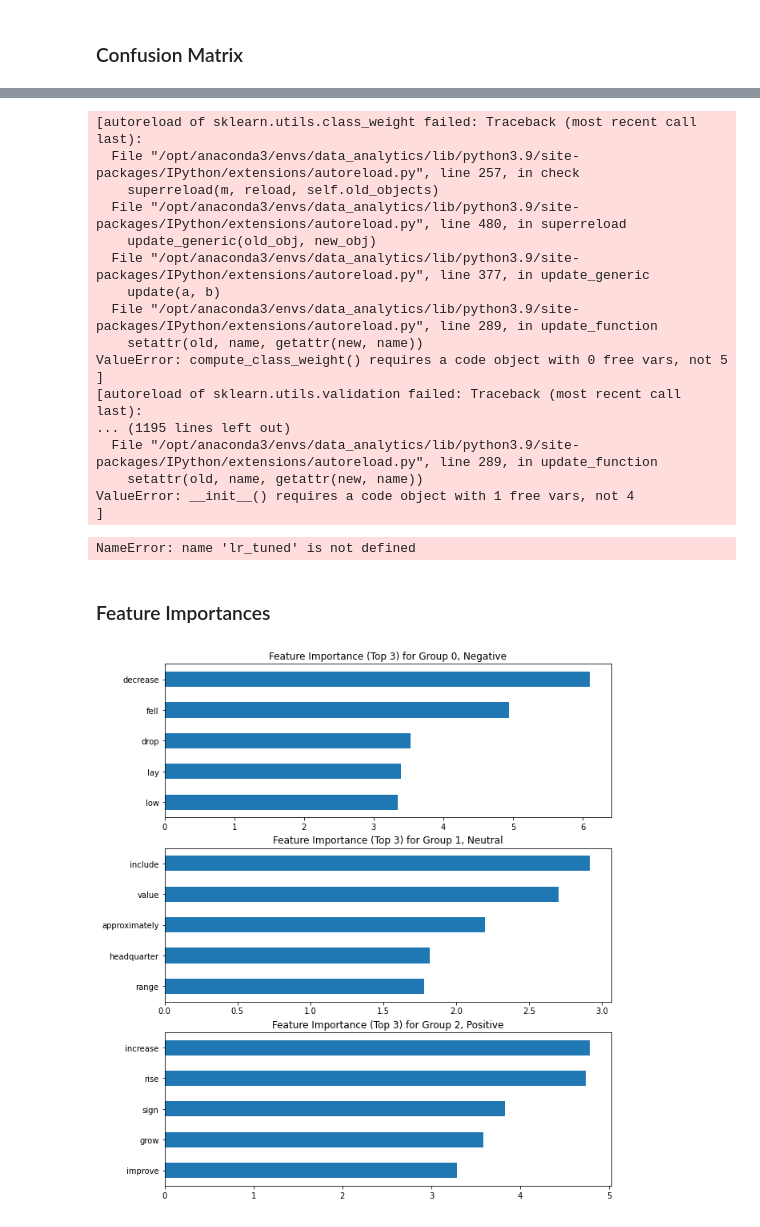
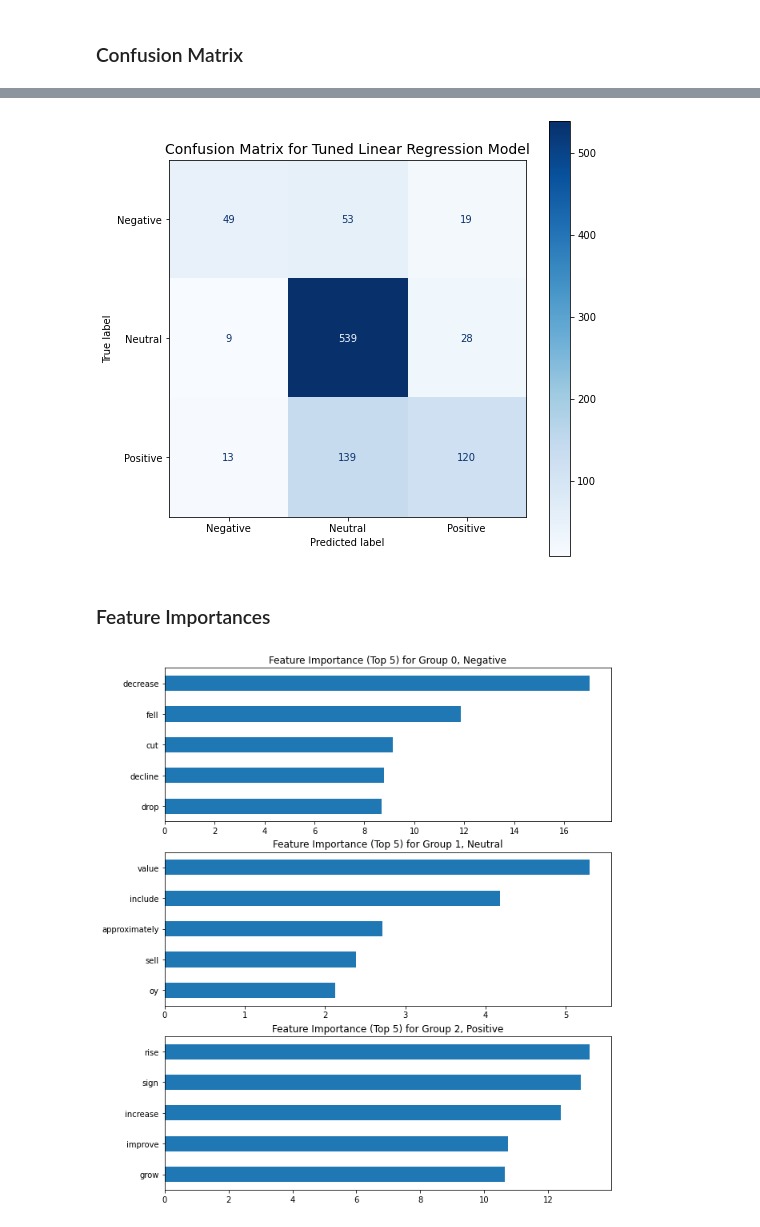
Before and after one commit to j4mes12/ITDA_Coursework, a Jupyter notebook: Task 1/Task 1.ipynb, the cells around one changed output, grey strips where cells are left out. Cells and saved outputs as stored; diff of their text form; code cells hidden in the pictures.

```diff
--- a/Task 1/Task 1.ipynb
+++ b/Task 1/Task 1.ipynb
@@ -232,6 +204,14 @@ def create_lexicon_feature(data, cvec):
 
     return np.concatenate((lex_pos, lex_neg), axis = 1)
 
+def generate_data_columns(cvec: CountVectorizer):
+
+    opt = cvec.get_feature_names()
+    opt.append('negative_lexicon')
+    opt.append('positive_lexicon')
+
+    return opt
+
 
 def create_modelling_feature(train, test, val):
 
@@ -255,9 +235,11 @@ def create_modelling_feature(train, test, val):
     X_test = hstack((tfidf_test, lex_test))
     X_val = hstack((tfidf_val, lex_val))
 
+    Xcols = generate_data_columns(cvec)
+
     print(X_train.shape, X_test.shape, X_val.shape)
 
-    return X_train, X_test, X_val
+    return X_train, X_test, X_val, Xcols
 # %%
 # Clean train, test and validation sentences using the vectorized text_processor
 clean_train_sentences = vect_text_preprocess(train_sentences)
@@ -265,7 +247,7 @@ clean_test_sentences = vect_text_preprocess(test_sentences)
 clean_val_sentences = vect_text_preprocess(val_sentences)
 
 # Create
-X_train, X_test, X_val = create_modelling_feature(
+X_train, X_test, X_val, Xcols = create_modelling_feature(
     clean_train_sentences,
     clean_test_sentences,
     clean_val_sentences
@@ -375,13 +363,13 @@ lr_tuned = oscv.best_estimator_
 # %% [markdown]
 #### Overall Evaluation
+# %%
+best_model = joblib.load('xgb_model.pkl')
 # %%
-model = lr_tuned
-
 # Calculate model metrics for each dataset
 model_metrics = {
-    'Train' : f.evaluate_model(model, **train_data),
-    'Test' : f.evaluate_model(model, **test_data),
-    'Validation' : f.evaluate_model(model, **val_data)
+    'Train' : f.evaluate_model(best_model, **train_data),
+    'Test' : f.evaluate_model(best_model, **test_data),
+    'Validation' : f.evaluate_model(best_model, **val_data)
 }
 
 # Display metrics in a dataframe
@@ -407,68 +405,52 @@ def create_confusion_matrix(model, model_name: str):
     # Create figure and axis to display plot
     fig, ax = plt.subplots(1, 1, figsize=(8, 8))
 
-
     # Calculates confusion matrix
-    plot_confusion_matrix(model, clean_test_sentences, test_labels, cmap="Blues", ax=ax)
+    plot_confusion_matrix(model, X_val, val_labels, cmap = "Blues", ax = ax, display_labels = ['Negative', "Neutral", 'Positive'])
 
     # Sets title for plot
     plt.title(f"Confusion Matrix for {model_name} Model", fontdict= {'fontsize' : 14})
+
+    plt.savefig('Confusion Matrix.png')
 
     # Shows plot
     plt.show()
 
 # Calculate confusion matrix for Tuned LR model
-create_confusion_matrix(oscv_pipeline, "Tuned Linear Regression")
+create_confusion_matrix(best_model, "Tuned Linear Regression")
 # %% [output]
-[autoreload of sklearn.utils.class_weight failed: Traceback (most recent call last):
-  File "/opt/anaconda3/envs/data_analytics/lib/python3.9/site-packages/IPython/extensions/autoreload.py", line 257, in check
-    superreload(m, reload, self.old_objects)
-  File "/opt/anaconda3/envs/data_analytics/lib/python3.9/site-packages/IPython/extensions/autoreload.py", line 480, in superreload
-    update_generic(old_obj, new_obj)
-  File "/opt/anaconda3/envs/data_analytics/lib/python3.9/site-packages/IPython/extensions/autoreload.py", line 377, in update_generic
-    update(a, b)
-  File "/opt/anaconda3/envs/data_analytics/lib/python3.9/site-packages/IPython/extensions/autoreload.py", line 289, in update_function
-    setattr(old, name, getattr(new, name))
-ValueError: compute_class_weight() requires a code object with 0 free vars, not 5
-]
-[autoreload of sklearn.utils.validation failed: Traceback (most recent call last):
-... (1195 lines left out)
-  File "/opt/anaconda3/envs/data_analytics/lib/python3.9/site-packages/IPython/extensions/autoreload.py", line 289, in update_function
-    setattr(old, name, getattr(new, name))
-ValueError: __init__() requires a code object with 1 free vars, not 4
-]
-NameError: name 'lr_tuned' is not defined
+[figure, added]
 # %% [markdown]
 ### Feature Importances
 # %%
 def plot_feature_importance(model, model_name: str):
     """Plots feature importances for the specified class label
 
     Args:
         model: model we want importances for
         model_name (str): name of model
         class_label (int): class we want to analyse (one of 0, 1 or 2)
     """
 
     class_dict = {0 : 'Negative', 1 : 'Neutral', 2 : 'Positive'}
 
     # Create figure and axis to display plot
     fig, ax = plt.subplots(nrows = 3, ncols = 1, figsize=(10, 12))
 
     for idx, cl in enumerate([0, 1, 2]):
         # Retrive feature coefficients from model for class label
         coefs = model.coef_[cl]
 
         # Plot coefficients as a horizontal bar plot
-        pd.Series(coefs, index=model.feature_names_in_).nlargest(5).sort_values(ascending=True).plot(
-            kind="barh", ax=ax[idx], title=f"Feature Importance (Top 3) for Group {cl}, {class_dict[cl]}"
+        pd.Series(coefs, index=Xcols).nlargest(5).sort_values(ascending=True).plot(
+            kind="barh", ax=ax[idx], title=f"Feature Importance (Top 5) for Group {cl}, {class_dict[cl]}"
         )
 
     # Show plot
     plt.show()
 
 
 # Call function for Tuned LR model
-plot_feature_importance(oscv_pipeline, "Tuned Logistic Regression")
+plot_feature_importance(best_model, "Tuned Logistic Regression")
 # %% [output]
-[figure, old version]
+[figure, new version]
```
Also changed, not shown: parts of 23 cells of this notebook, 6 other files.
